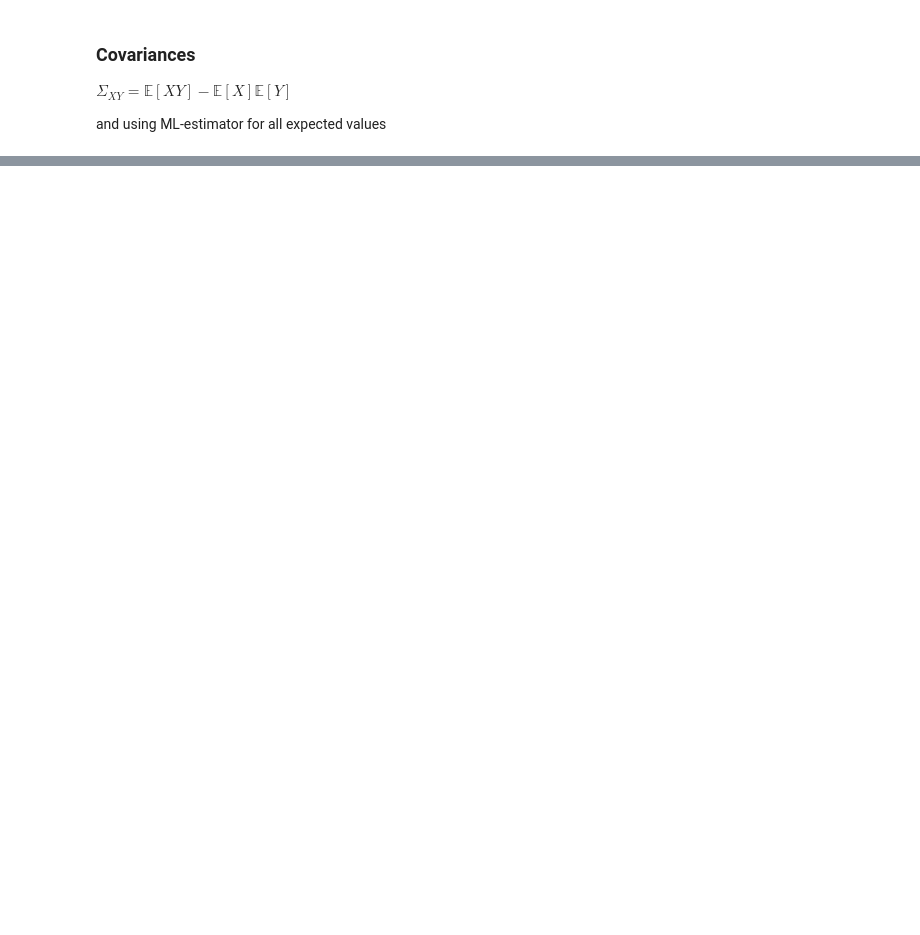
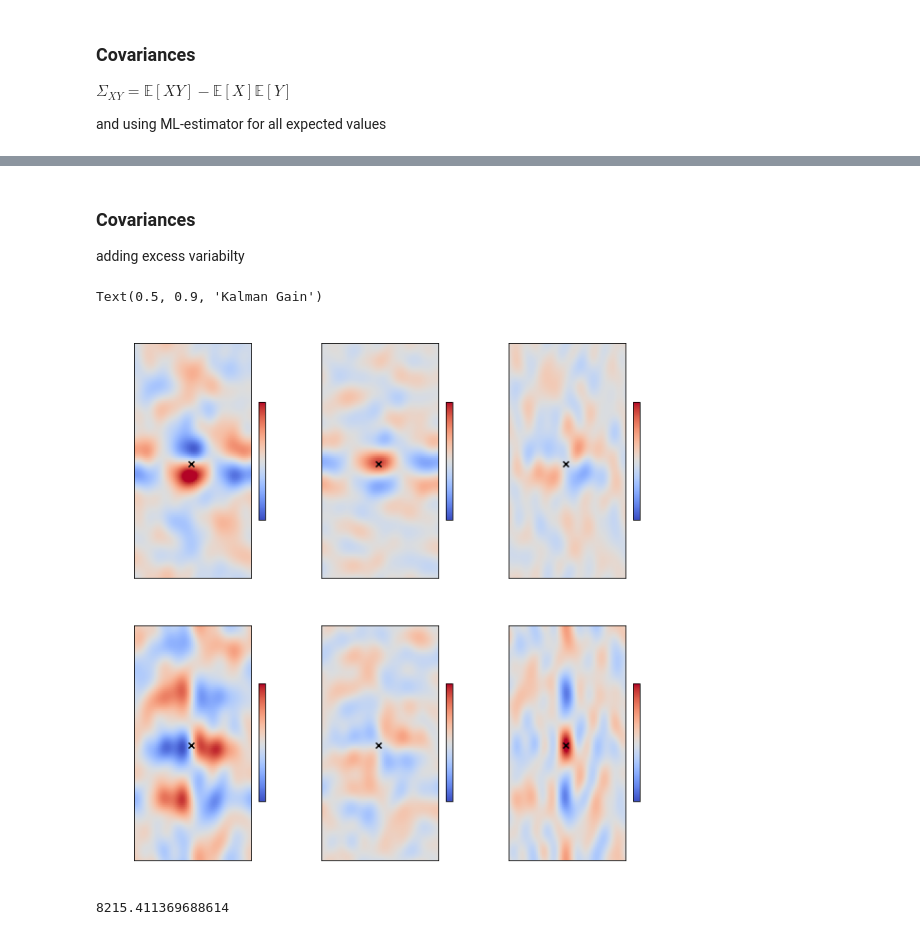
Before and after one commit to sintefmath/multilevelDA, a Jupyter notebook: notebooks/Basin-CovXY.ipynb, the cells around one changed output, grey strips where cells are left out. Saved outputs shown, nothing was run; the diff lists cells and outputs as text; code cells hidden in the pictures; blank space fills up the shorter version.

```diff
--- a/notebooks/Basin-CovXY.ipynb
+++ b/notebooks/Basin-CovXY.ipynb
@@ -368,0 +410,4 @@ np.sqrt(np.sum((ML_XY_field - SL_XY)**2))
+# %% [markdown]
+### Covariances
+
+adding excess variabilty
@@ -368,0 +416,51 @@ np.sqrt(np.sum((ML_XY_field - SL_XY)**2))
+# %%
+X0 = ML_state[0]
+X0mean = np.average(X0, axis=-1)
+
+Y0 = ML_state[0][obs_var,obs_idxs[0][0],obs_idxs[0][1]]
+Y0mean = np.average(Y0, axis=-1)[:,np.newaxis]
+
+ML_XY += (1/Nes[0]*(
+            (X0-X0mean[:,:,:,np.newaxis]).reshape(-1,Nes[0])
+            @ (Y0 - Y0mean).T)
+         ).reshape(X0mean.shape + (obs_varN,)).repeat(2**(numLevels-1),1).repeat(2**(numLevels-1),2).reshape(-1,obs_varN)
+# %%
+for l_idx in range(1,len(ls)):
+
+    X0 = ML_state[l_idx][0]
+    X0mean = np.average(X0, axis=-1)[:,:,:,np.newaxis]
+    X1 = ML_state[l_idx][1].repeat(2,1).repeat(2,2)
+    X1mean = np.average(X1, axis=-1)[:,:,:,np.newaxis]
+
+    Y0 = ML_state[l_idx][0][obs_var,obs_idxs[l_idx][0][0],obs_idxs[l_idx][0][1]]
+    Y0mean = np.average(Y0, axis=-1)[:,np.newaxis]
+    Y1 = ML_state[l_idx][1][obs_var,obs_idxs[l_idx][1][0],obs_idxs[l_idx][1][1]]
+    Y1mean = np.average(Y1, axis=-1)[:,np.newaxis]
+
+    ML_XY += ( 1/Nes[l_idx]*(
+                  ((X0-X0mean)-(X1-X1mean)).reshape(-1,Nes[l_idx]) @ ((Y0-Y0mean)-(Y1-Y1mean)).T)
+              ).reshape(X0.shape[:-1] + (obs_varN,)).repeat(2**(numLevels-l_idx-1),1).repeat(2**(numLevels-l_idx-1),2).reshape(-1,obs_varN)
+# %%
+ML_XY_field = ML_XY.reshape(ML_state[-1][0].shape[:-1] + (obs_varN,))
+
+fig, axs = plt.subplots(obs_varN,3, figsize=(10,5*obs_varN))
+for i in range(obs_var.start, obs_var.stop):
+    for j in range(3):
+
+        if obs_varN == 1:
+            ax = axs[j]
+        elif obs_varN > 1:
+            ax = axs[i-obs_var.start,j]
+
+        im = ax.imshow(ML_XY_field[j,:,:,i-obs_var.start], vmin=-vlims[j][i],vmax=vlims[j][i], cmap="coolwarm")
+        ax.scatter(Hx, Hy, marker="x", c="black")
+        plt.colorbar(im, ax=ax, shrink=0.5)
+
+fig.suptitle("Kalman Gain", y=0.9)
+# %% [output]
+Text(0.5, 0.9, 'Kalman Gain')
+[figure, added]
+# %%
+np.sqrt(np.sum((ML_XY_field - SL_XY)**2))
+# %% [output]
+8215.411369688614
```
Also changed, not shown: parts of 14 cells of this notebook.
